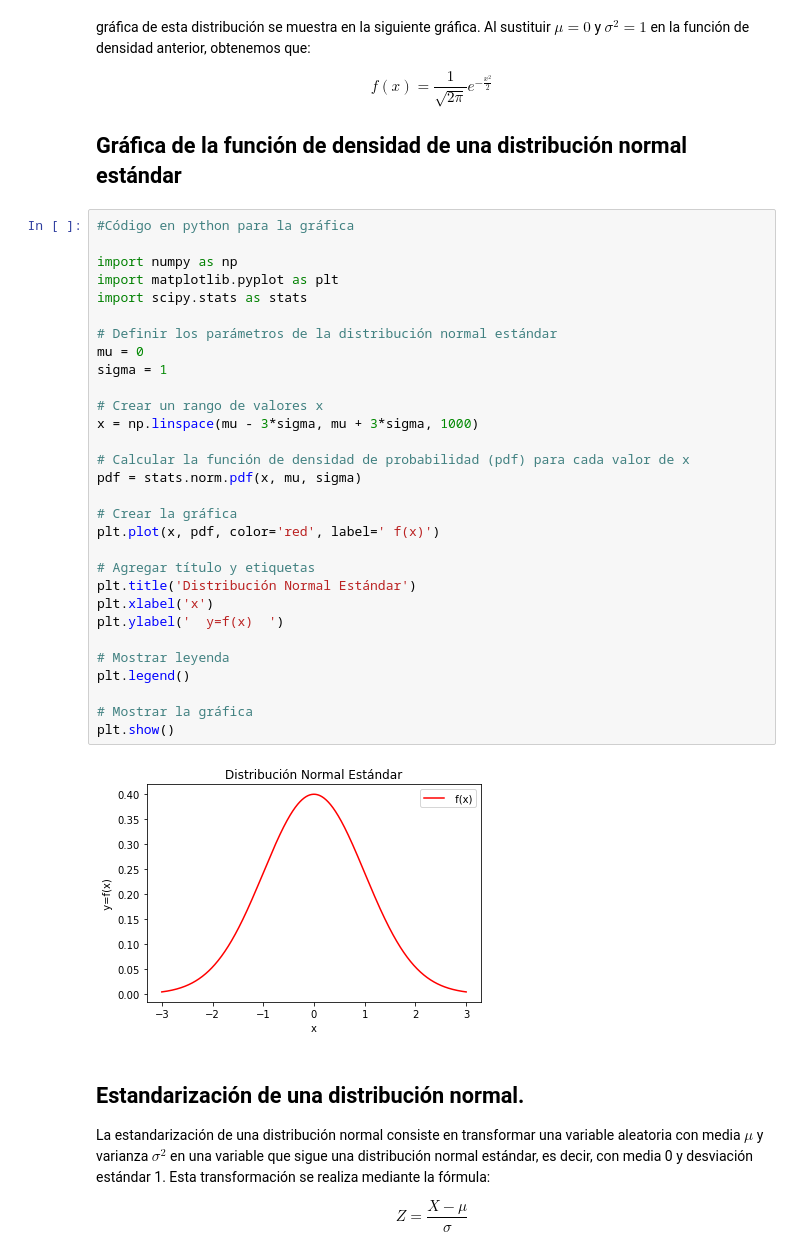
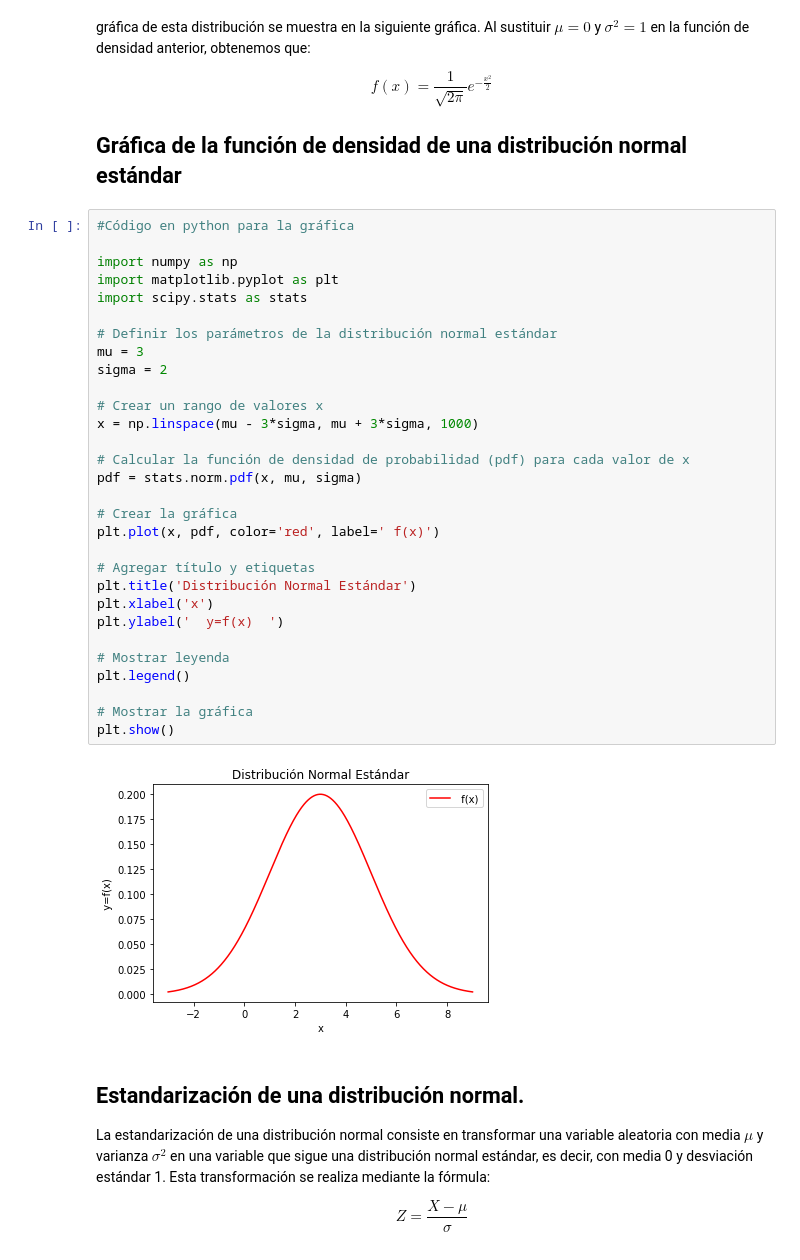
Before and after one commit to waalzate/StatisticsJala, a Jupyter notebook: Semana5-DistribucionesContinuas/Semana5.ipynb, the cells around one changed output. Cells and saved outputs as stored; diff of their text form.

```diff
--- a/Semana5-DistribucionesContinuas/Semana5.ipynb
+++ b/Semana5-DistribucionesContinuas/Semana5.ipynb
@@ -144,35 +144,35 @@ $$
 # %%
 #Código en python para la gráfica
 
 import numpy as np
 import matplotlib.pyplot as plt
 import scipy.stats as stats
 
 # Definir los parámetros de la distribución normal estándar
-mu = 0
-sigma = 1
+mu = 3
+sigma = 2
 
 # Crear un rango de valores x
 x = np.linspace(mu - 3*sigma, mu + 3*sigma, 1000)
 
 # Calcular la función de densidad de probabilidad (pdf) para cada valor de x
 pdf = stats.norm.pdf(x, mu, sigma)
 
 # Crear la gráfica
 plt.plot(x, pdf, color='red', label=' f(x)')
 
 # Agregar título y etiquetas
 plt.title('Distribución Normal Estándar')
 plt.xlabel('x')
 plt.ylabel('  y=f(x)  ')
 
 # Mostrar leyenda
 plt.legend()
 
 # Mostrar la gráfica
 plt.show()
 # %% [output]
-[figure, old version]
+[figure, new version]
 # %% [markdown]
 ## Estandarización de una distribución normal.
 
```
Also changed, not shown: parts of 24 cells of this notebook, 3 other files.
